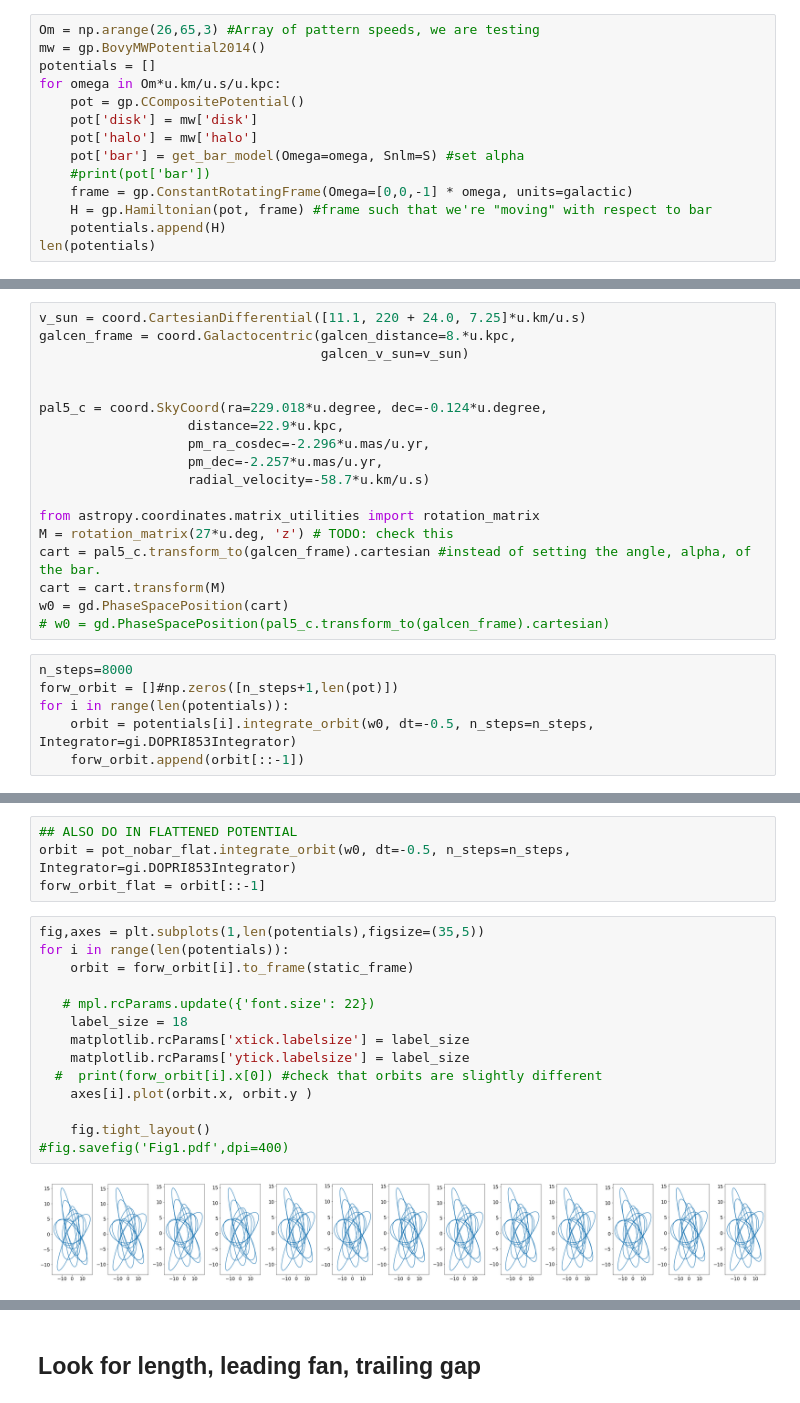
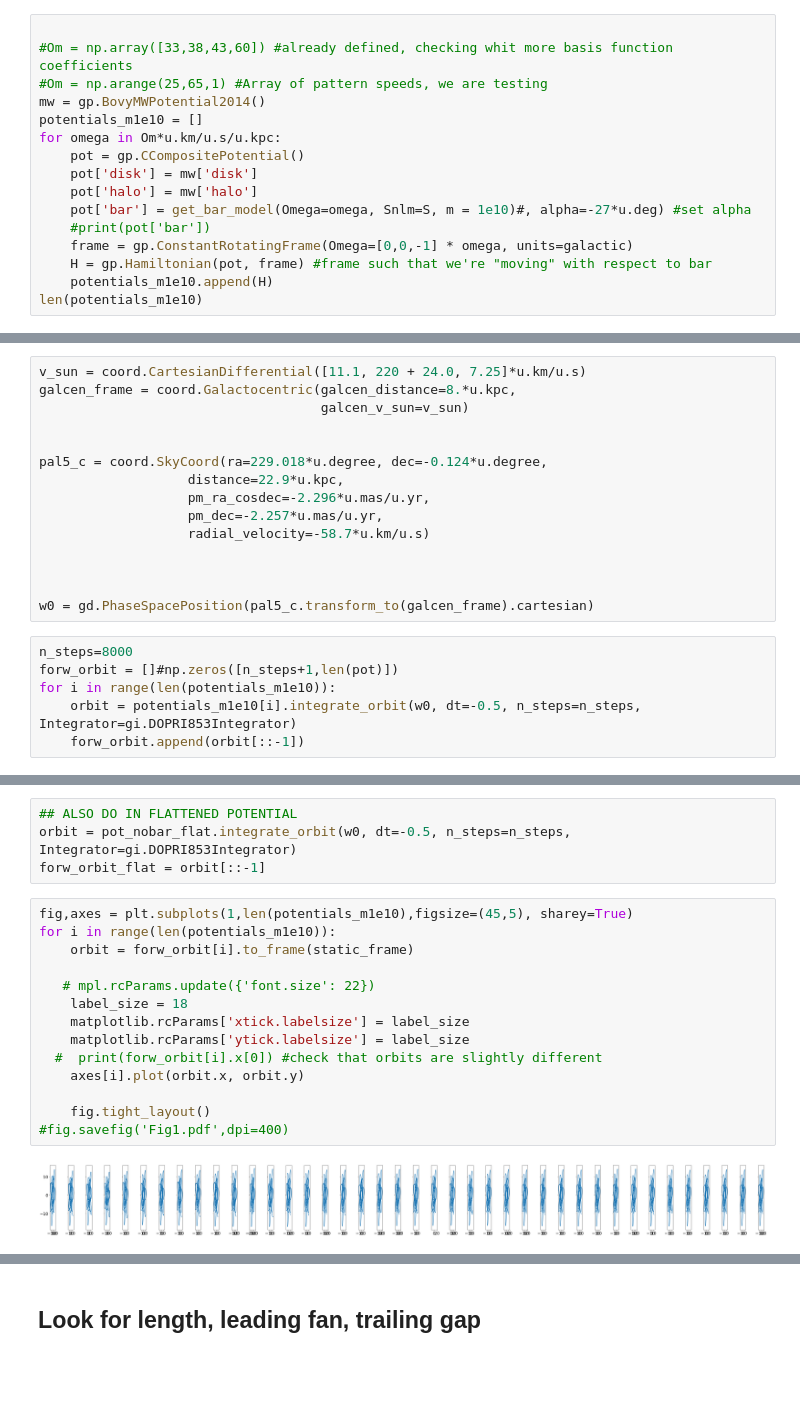
Before and after one commit to adrn/Pal5sBiggestFan, a Jupyter notebook: notebooks/ExploreBarModels.ipynb, the cells around one changed output, grey strips where cells are left out. Drawn from its saved outputs; the diff is of its cells as text; blank space fills up the shorter version.

```diff
--- a/notebooks/ExploreBarModels.ipynb
+++ b/notebooks/ExploreBarModels.ipynb
@@ -62,15 +108,17 @@ Loop over various pars with different $M$, $\Omega$, $r_s$
 # %%
-Om = np.arange(26,65,3) #Array of pattern speeds, we are testing
+
+#Om = np.array([33,38,43,60]) #already defined, checking whit more basis function coefficients
+#Om = np.arange(25,65,1) #Array of pattern speeds, we are testing
 mw = gp.BovyMWPotential2014()
-potentials = []
+potentials_m1e10 = []
 for omega in Om*u.km/u.s/u.kpc:
     pot = gp.CCompositePotential()
     pot['disk'] = mw['disk']
     pot['halo'] = mw['halo']
-    pot['bar'] = get_bar_model(Omega=omega, Snlm=S) #set alpha
+    pot['bar'] = get_bar_model(Omega=omega, Snlm=S, m = 1e10)#, alpha=-27*u.deg) #set alpha
     #print(pot['bar'])
     frame = gp.ConstantRotatingFrame(Omega=[0,0,-1] * omega, units=galactic)
     H = gp.Hamiltonian(pot, frame) #frame such that we're "moving" with respect to bar
-    potentials.append(H)
-len(potentials)
+    potentials_m1e10.append(H)
+len(potentials_m1e10)
 # %% [output]
@@ -109,17 +159,14 @@ pal5_c = coord.SkyCoord(ra=229.018*u.degree, dec=-0.124*u.degree,
                    pm_dec=-2.257*u.mas/u.yr,
                    radial_velocity=-58.7*u.km/u.s)
 
-from astropy.coordinates.matrix_utilities import rotation_matrix
-M = rotation_matrix(27*u.deg, 'z') # TODO: check this
-cart = pal5_c.transform_to(galcen_frame).cartesian #instead of setting the angle, alpha, of the bar.
-cart = cart.transform(M)
-w0 = gd.PhaseSpacePosition(cart)
-# w0 = gd.PhaseSpacePosition(pal5_c.transform_to(galcen_frame).cartesian)
+
+
+w0 = gd.PhaseSpacePosition(pal5_c.transform_to(galcen_frame).cartesian)
 # %%
 n_steps=8000
 forw_orbit = []#np.zeros([n_steps+1,len(pot)])
-for i in range(len(potentials)):
-    orbit = potentials[i].integrate_orbit(w0, dt=-0.5, n_steps=n_steps, Integrator=gi.DOPRI853Integrator)
+for i in range(len(potentials_m1e10)):
+    orbit = potentials_m1e10[i].integrate_orbit(w0, dt=-0.5, n_steps=n_steps, Integrator=gi.DOPRI853Integrator)
     forw_orbit.append(orbit[::-1])
 # %%
 #ALSO DO IN NON-BARRED POT
@@ -131,20 +178,20 @@ forw_orbit_nobar = orbit[::-1]
 orbit = pot_nobar_flat.integrate_orbit(w0, dt=-0.5, n_steps=n_steps, Integrator=gi.DOPRI853Integrator)
 forw_orbit_flat = orbit[::-1]
 # %%
-fig,axes = plt.subplots(1,len(potentials),figsize=(35,5))
-for i in range(len(potentials)):
+fig,axes = plt.subplots(1,len(potentials_m1e10),figsize=(45,5), sharey=True)
+for i in range(len(potentials_m1e10)):
     orbit = forw_orbit[i].to_frame(static_frame)
 
    # mpl.rcParams.update({'font.size': 22})
     label_size = 18
     matplotlib.rcParams['xtick.labelsize'] = label_size
     matplotlib.rcParams['ytick.labelsize'] = label_size
   #  print(forw_orbit[i].x[0]) #check that orbits are slightly different
-    axes[i].plot(orbit.x, orbit.y )
+    axes[i].plot(orbit.x, orbit.y)
 
     fig.tight_layout()
 #fig.savefig('Fig1.pdf',dpi=400)
 # %% [output]
-[figure, old version]
+[figure, new version]
 # %%
 stream = []
```
Also changed, not shown: parts of 22 cells of this notebook.
